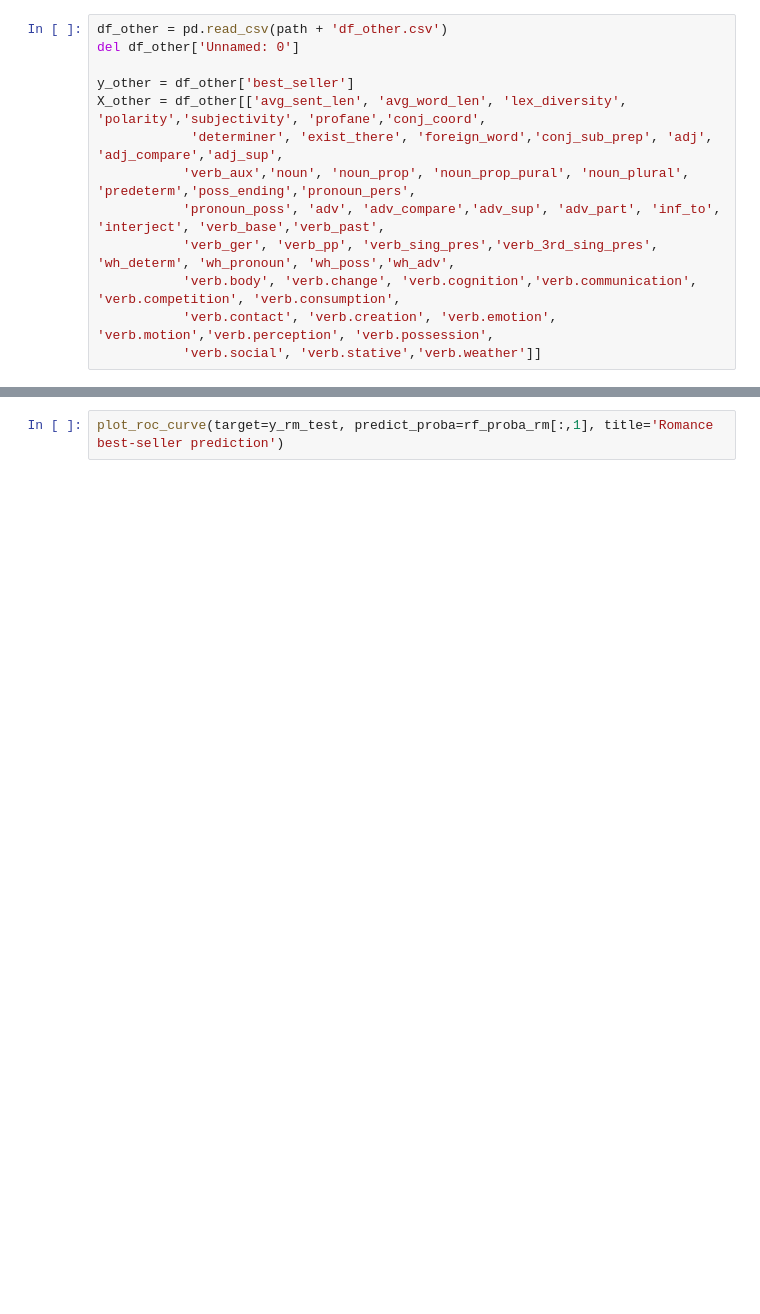
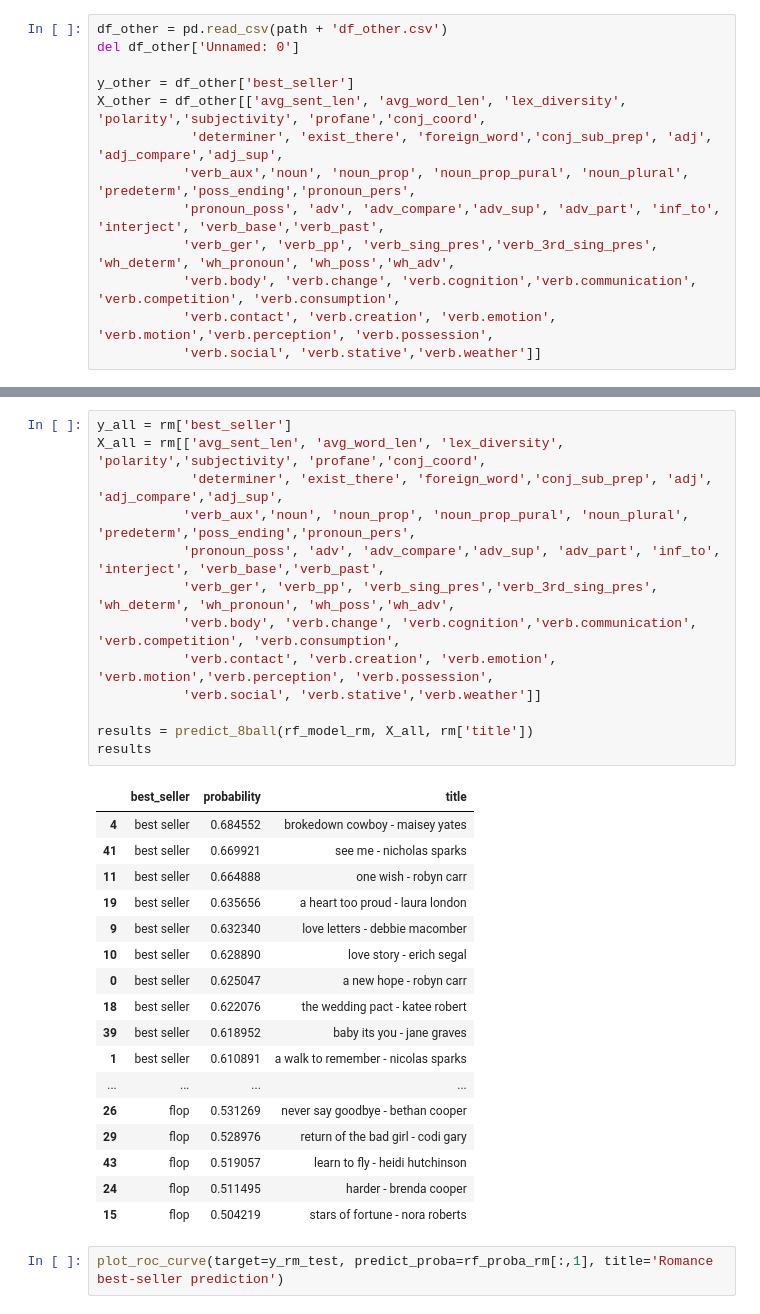
Before and after one commit to bishopkd/DSI-SF2-bishopkd, a Jupyter notebook: projects/capstone/reports/random_forest_models.ipynb, the cells around one changed output, grey strips where cells are left out. Cells and saved outputs as stored; diff of their text form; blank space fills up the shorter version.

```diff
--- a/projects/capstone/reports/random_forest_models.ipynb
+++ b/projects/capstone/reports/random_forest_models.ipynb
@@ -295,3 +346,34 @@ predict(rf_model_rm, X_other)
+# %%
+y_all = rm['best_seller']
+X_all = rm[['avg_sent_len', 'avg_word_len', 'lex_diversity', 'polarity','subjectivity', 'profane','conj_coord',
+            'determiner', 'exist_there', 'foreign_word','conj_sub_prep', 'adj', 'adj_compare','adj_sup',
+           'verb_aux','noun', 'noun_prop', 'noun_prop_pural', 'noun_plural', 'predeterm','poss_ending','pronoun_pers',
+           'pronoun_poss', 'adv', 'adv_compare','adv_sup', 'adv_part', 'inf_to', 'interject', 'verb_base','verb_past',
+           'verb_ger', 'verb_pp', 'verb_sing_pres','verb_3rd_sing_pres', 'wh_determ', 'wh_pronoun', 'wh_poss','wh_adv',
+           'verb.body', 'verb.change', 'verb.cognition','verb.communication', 'verb.competition', 'verb.consumption',
+           'verb.contact', 'verb.creation', 'verb.emotion', 'verb.motion','verb.perception', 'verb.possession',
+           'verb.social', 'verb.stative','verb.weather']]
+
+results = predict_8ball(rf_model_rm, X_all, rm['title'])
+results
+# %% [output]
+|  | best_seller | probability | title |
+| 4 | best seller | 0.684552 | brokedown cowboy - maisey yates |
+| 41 | best seller | 0.669921 | see me - nicholas sparks |
+| 11 | best seller | 0.664888 | one wish - robyn carr |
+| 19 | best seller | 0.635656 | a heart too proud - laura london |
+| 9 | best seller | 0.632340 | love letters - debbie macomber |
+| 10 | best seller | 0.628890 | love story - erich segal |
+| 0 | best seller | 0.625047 | a new hope - robyn carr |
+| 18 | best seller | 0.622076 | the wedding pact - katee robert |
+| 39 | best seller | 0.618952 | baby its you - jane graves |
+| 1 | best seller | 0.610891 | a walk to remember - nicolas sparks |
+| ... | ... | ... | ... |
+| 26 | flop | 0.531269 | never say goodbye - bethan cooper |
+| 29 | flop | 0.528976 | return of the bad girl - codi gary |
+| 43 | flop | 0.519057 | learn to fly - heidi hutchinson |
+| 24 | flop | 0.511495 | harder - brenda cooper |
+| 15 | flop | 0.504219 | stars of fortune - nora roberts |
 # %%
 plot_roc_curve(target=y_rm_test, predict_proba=rf_proba_rm[:,1], title='Romance best-seller prediction')
 # %% [output]
```
Also changed, not shown: parts of 5 cells of this notebook.
